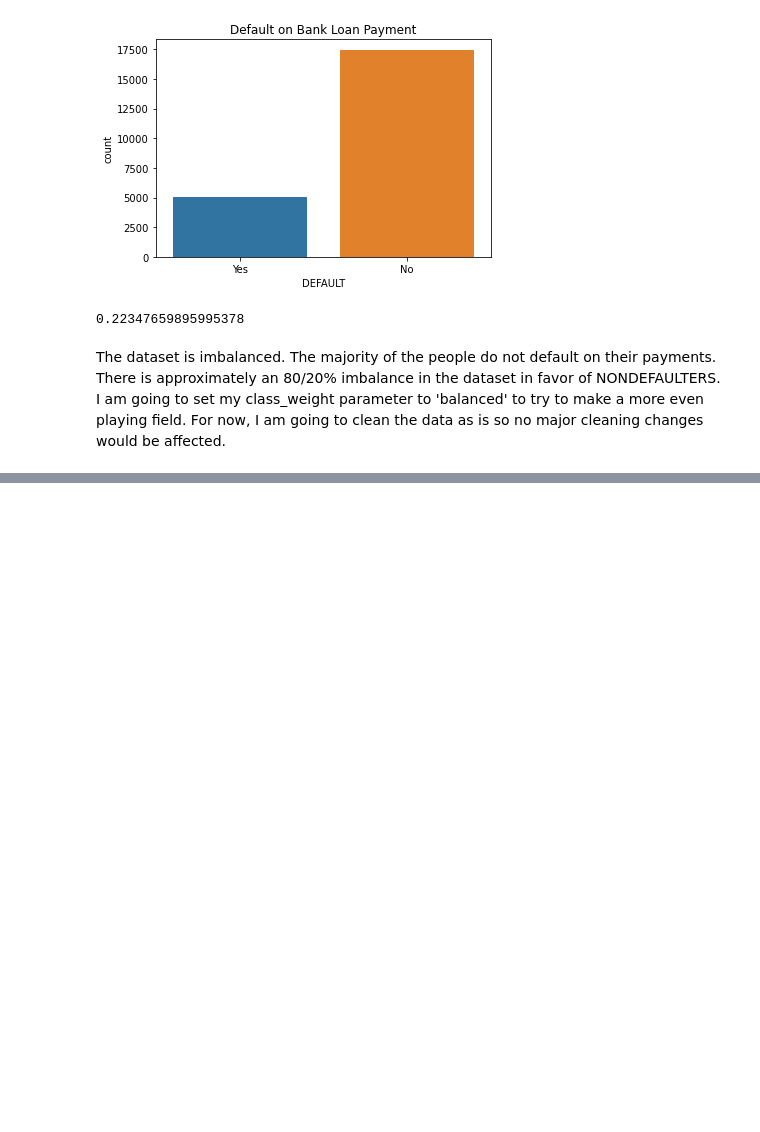
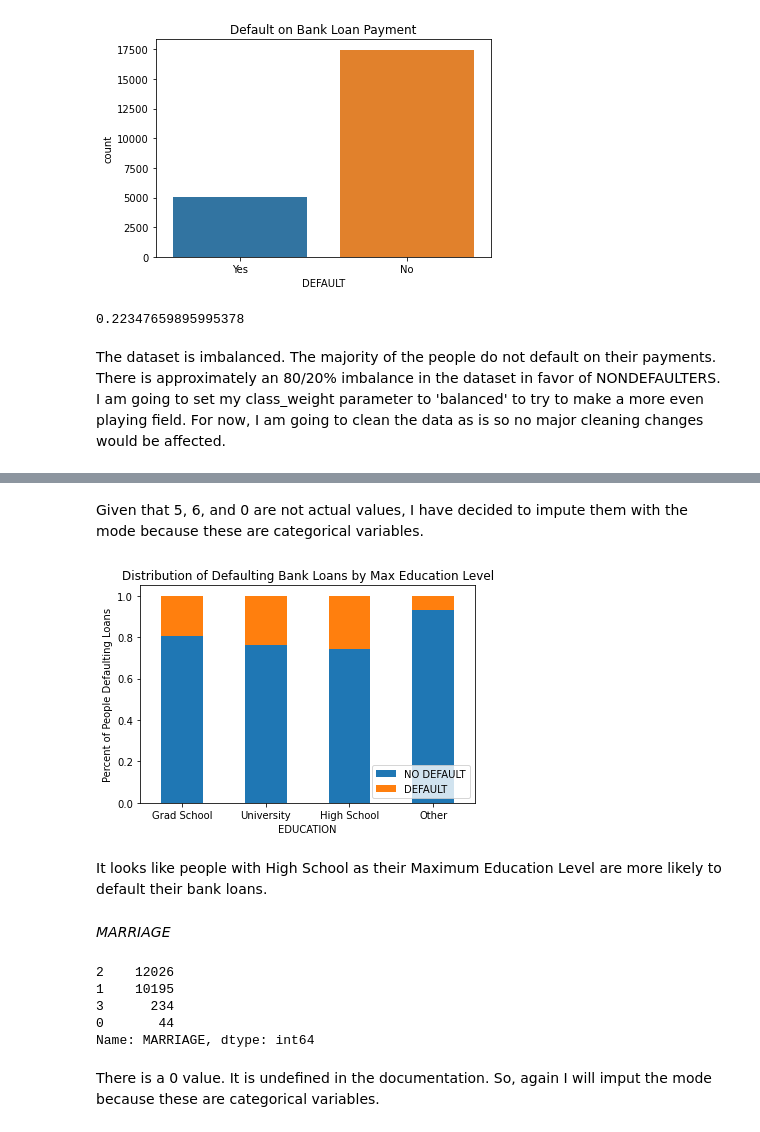
Before and after one commit to zachagreenberg/DefaultPredictionAnalysis, a Jupyter notebook: eda-modeling-evaluation.ipynb, the cells around one changed output, grey strips where cells are left out. Cells and saved outputs as stored; diff of their text form; code cells hidden in the pictures; blank space fills up the shorter version.

```diff
--- a/eda-modeling-evaluation.ipynb
+++ b/eda-modeling-evaluation.ipynb
@@ -72,0 +110,32 @@ The dataset is imbalanced. The majority of the people do not default on their pa
+# %% [markdown]
+Given that 5, 6, and 0 are not actual values, I have decided to impute them with the mode because these are categorical variables.
+# %%
+#imputing the EDU column
+conditions = [df['EDUCATION'] == '1',df['EDUCATION'] =='2',df['EDUCATION'] =='3',df['EDUCATION'] =='4']
+choices = [1,2,3,4]
+df['EDUCATION'] = np.select(conditions, choices, default = 2)
+# %%
+education_levels = ['Grad School', 'University', 'High School', 'Other']
+
+fig, ax = plt.subplots()
+df.groupby('EDUCATION')['DEFAULT'].value_counts(normalize = True).unstack().plot(kind='bar', stacked = True, ax = ax)
+ax.set_ylabel('Percent of People Defaulting Loans')
+ax.set_title('Distribution of Defaulting Bank Loans by Max Education Level')
+ax.set_xticklabels(education_levels, rotation = 360);
+ax.legend(loc='lower right', labels=['NO DEFAULT', 'DEFAULT']);
+# %% [output]
+[figure, added]
+# %% [markdown]
+It looks like people with High School as their Maximum Education Level are more likely to default their bank loans.
+# %% [markdown]
+*MARRIAGE*
+# %%
+df.MARRIAGE.value_counts()
+# %% [output]
+2    12026
+1    10195
+3      234
+0       44
+Name: MARRIAGE, dtype: int64
+# %% [markdown]
+There is a 0 value. It is undefined in the documentation. So, again I will imput the mode because these are categorical variables.
```
Also changed, not shown: parts of 31 cells of this notebook.
